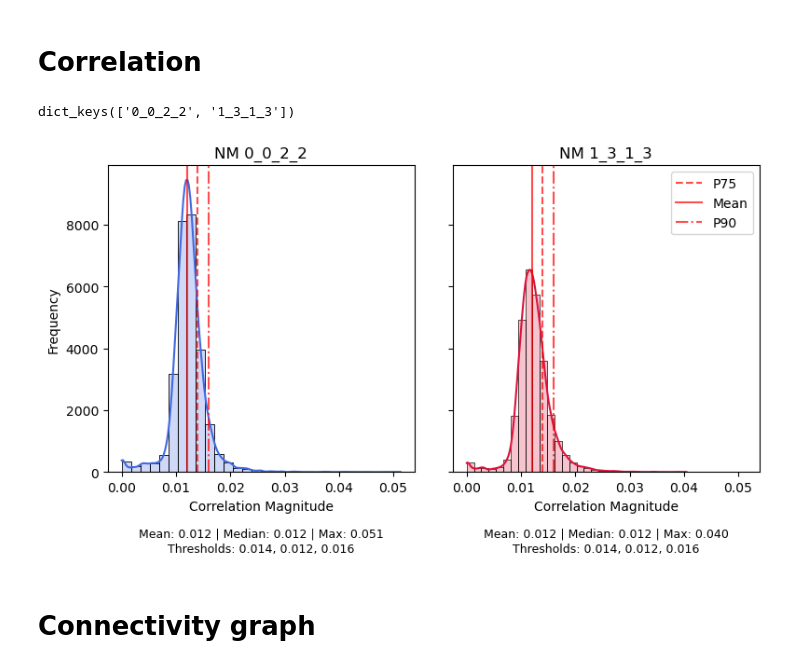
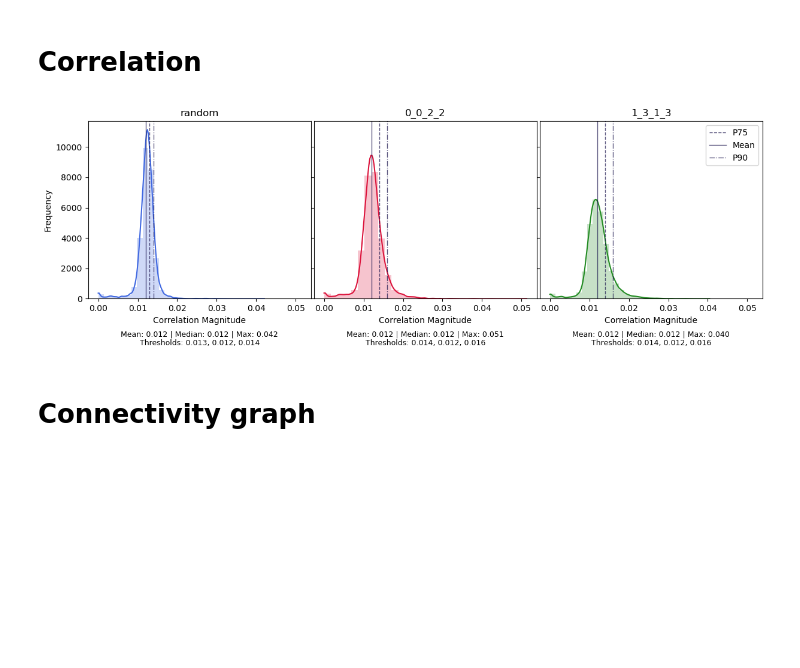
Before and after one commit to UnnatiAkhouri/QuNet, a Jupyter notebook: QuNet_bootcamp_2025/Session_7/NM_evolution.ipynb, the cells around one changed output. Drawn from its saved outputs; the diff is of its cells as text; code cells hidden in the pictures; blank space fills up the shorter version.

```diff
--- a/QuNet_bootcamp_2025/Session_7/NM_evolution.ipynb
+++ b/QuNet_bootcamp_2025/Session_7/NM_evolution.ipynb
@@ -696,8 +646,12 @@ def extract_observables(two_qubit_dms, n_qubits):
 # %%
 twoQdms_all = {}
 for rule_name in newdata_all:
-    twoQdms_all[rule_name] = get_2_qbit_dms(newdata_all[rule_name],
-                                            n_qubits,"c2_2local", "NonMarkovian")
+    if rule_name == 'random':
+        twoQdms_all[rule_name] = get_2_qbit_dms(newdata_all[rule_name],
+                                            n_qubits,"c2_2local", "random")
+    else:
+        twoQdms_all[rule_name] = get_2_qbit_dms(newdata_all[rule_name],
+                                                n_qubits,"c2_2local", "NonMarkovian")
 
 corrs_NM_all = {}
 for rule_name in twoQdms_all:
@@ -808,13 +762,16 @@ def plot_multiple_correlation_distributions(correlation_datasets, labels, colors
         all_corrs = np.concatenate(off_diag_values)
 
         # Plot histogram with KDE
-        sns.histplot(all_corrs, bins=bins, kde=True, color=colors[i], alpha=0.25, ax=axes[i])
+        sns.histplot(all_corrs, bins=bins, kde=True,
+                    color=colors[i], alpha=0.25, edgecolor=None,
+                    ax=axes[i])
 
         # Add vertical lines for recommended thresholds
         recommended_thresholds_names = ['P75','Mean','P90']
         for j, threshold in enumerate(recommended_thresholds):
             linestyle = ['--', '-', '-.'][j % 3]
-            axes[i].axvline(x=threshold, color='r', linestyle=linestyle,
+            axes[i].axvline(x=threshold,
+                            color="#17114B", linestyle=linestyle, lw=1.0,
                             alpha=0.7, label=recommended_thresholds_names[j])
 
         # Set labels and title
@@ -833,7 +790,7 @@ def plot_multiple_correlation_distributions(correlation_datasets, labels, colors
         axes[i].set_title(f'{labels[i]}')
 
         # set square ratio for each plot
-        axes[i].set_box_aspect(1)
+        # axes[i].set_box_aspect(1)
 
         # Add stats below the plot
         stats_text = (f"Mean: {overall_stats['mean']:.3f} | "
@@ -850,29 +807,24 @@ def plot_multiple_correlation_distributions(correlation_datasets, labels, colors
         axes[i].annotate(thresholds_text, xy=(0.5, -0.25), xycoords='axes fraction',
                         ha='center', va='center', fontsize=9)
 
-    # plt.tight_layout(rect=[0, 0.15, 1, 0.95])  # Add space at the bottom for annotations
     plt.tight_layout(pad=0.0)
 
     return fig, stats_dict
-# %%
-corrs_NM_all.keys()
-# %% [output]
-dict_keys(['0_0_2_2', '1_3_1_3'])
-# %%
-corrs_NM_all_datas = list(corrs_NM_all.values())
-corss_NM_labels = list(corrs_NM_all.keys())
-
-# Define colors for each rule
-colors = ['#4169E1', '#DC143C', '#228B22', '#FF8C00', '#8A2BE2']
-
-# Plot all data in a single grid
-fig, all_stats = plot_multiple_correlation_distributions(corrs_NM_all_datas, labels = [f'NM 0_0_2_2',f'NM 1_3_1_3'], colors=colors)
-
-# Save the figure
-plt.savefig(f'{FIGURES_FILEPATH}all_correlation_distributions_grid_NM.png', dpi=300 ,bbox_inches='tight')
-plt.show()
-# %% [output]
-[figure, removed]
+# %%
+corrs_NM_all_datas = list(corrs_NM_all.values())
+corss_NM_labels = list(corrs_NM_all.keys())
+
+# Define colors for each rule
+colors = ['#4169E1', '#DC143C', '#228B22', '#FF8C00', '#8A2BE2']
+
+# Plot all data in a single grid
+fig, all_stats = plot_multiple_correlation_distributions(corrs_NM_all_datas, labels = corss_NM_labels, colors=colors)
+
+# Save the figure
+plt.savefig(f'{FIGURES_FILEPATH}all_correlation_distributions_grid_NM.png', dpi=300 ,bbox_inches='tight')
+plt.show()
+# %% [output]
+[figure, added]
 # %% [markdown]
 # Connectivity graph
 # %%
```
Also changed, not shown: parts of 12 cells of this notebook, 9 other files.
